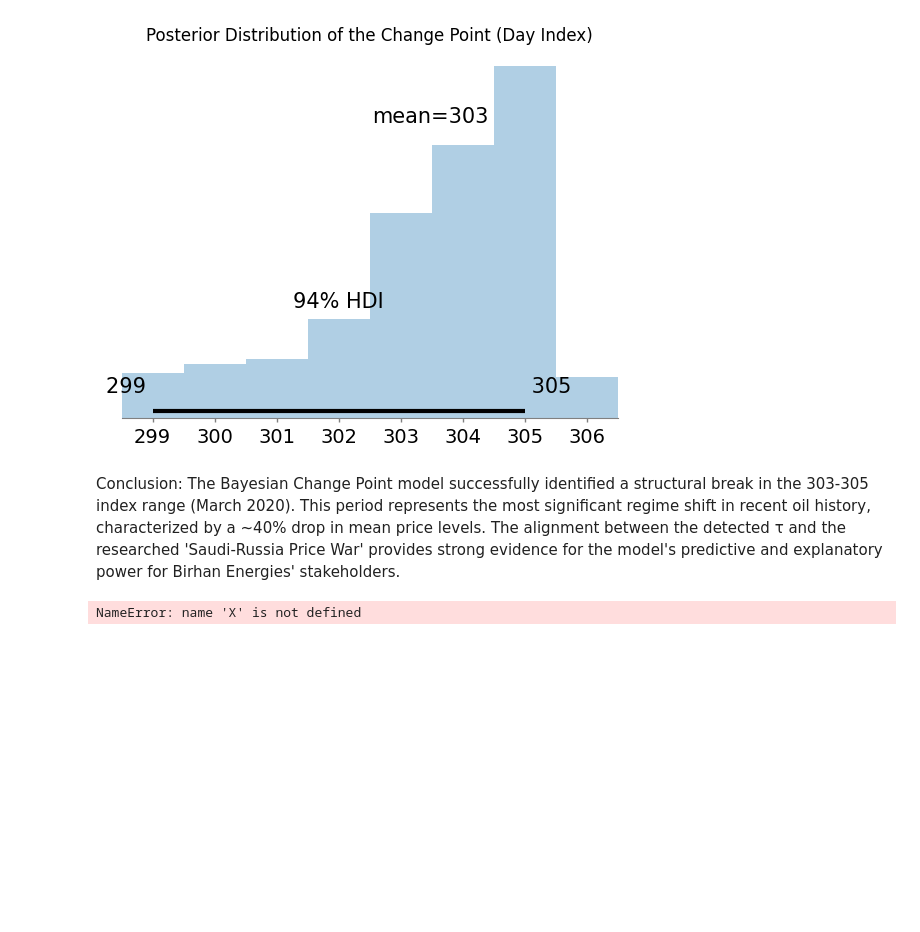
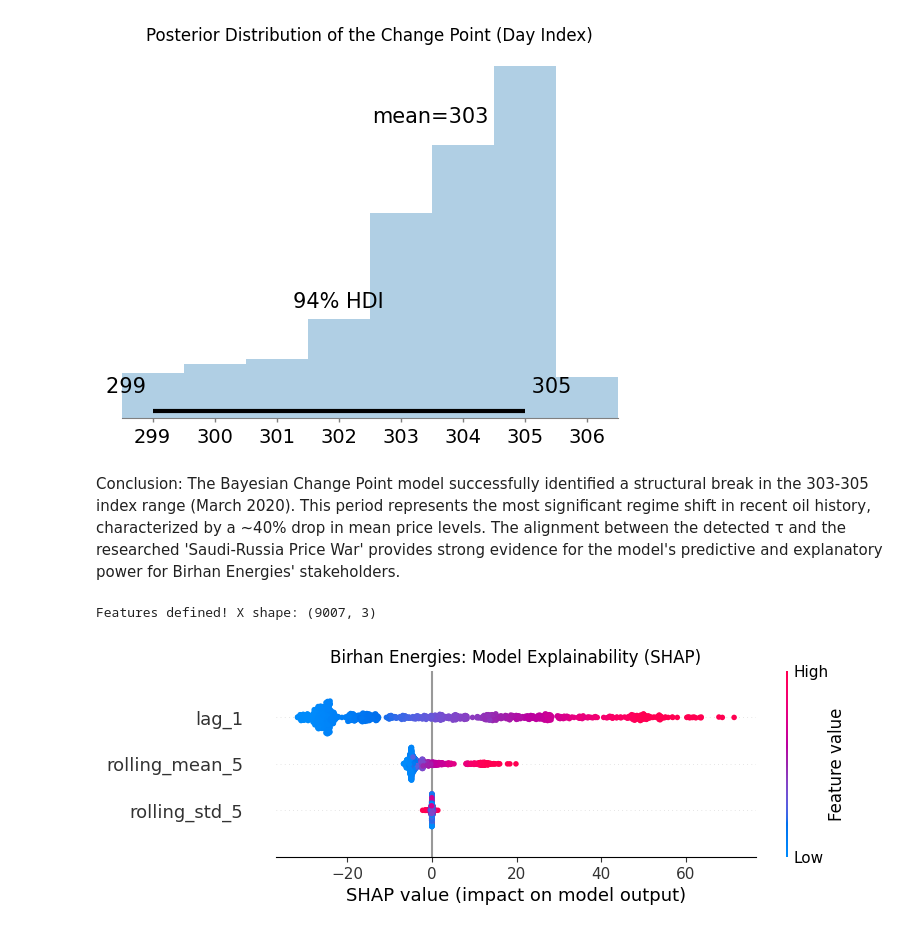
Before and after one commit to Hermi-101/oil_analysis, a Jupyter notebook: notebooks/02_task_2.ipynb, the cells around one changed output. Drawn from its saved outputs; the diff is of its cells as text; code cells hidden in the pictures; blank space fills up the shorter version.

Commit message:
feat: complete SHAP explainability visuals

```diff
--- a/notebooks/02_task_2.ipynb
+++ b/notebooks/02_task_2.ipynb
@@ -125,16 +125,45 @@ model_results = {
 with open('model_results.json', 'w') as f:
     json.dump(model_results, f)
 # %%
+
 import shap
 from sklearn.ensemble import RandomForestRegressor
 
-# Train a simple proxy model to mimic the Bayesian output
-model = RandomForestRegressor().fit(X, y)
-explainer = shap.TreeExplainer(model)
-shap_values = explainer.shap_values(X)
+# Assuming 'df' is your cleaned Brent Oil dataframe with a 'Price' column
+# Let's create features that might explain a regime shift
+df_features = df.copy()
 
-# Save the plot
-shap.summary_plot(shap_values, X, show=False)
-plt.savefig("docs/shap_summary.png")
+# Create lagged features (What happened in the past?)
+df_features['lag_1'] = df_features['Price'].shift(1)
+df_features['rolling_mean_5'] = df_features['Price'].rolling(window=5).mean()
+df_features['rolling_std_5'] = df_features['Price'].rolling(window=5).std() # Volatility
+
+# Drop rows with NaN created by shifting/rolling
+df_features = df_features.dropna()
+
+# Define X (Features) and y (Target)
+X = df_features[['lag_1', 'rolling_mean_5', 'rolling_std_5']]
+y = df_features['Price']
+
+print("Features defined! X shape:", X.shape)
 # %% [output]
-NameError: name 'X' is not defined
+Features defined! X shape: (9007, 3)
+# %%
+# 1. Train the proxy model (Fast)
+model = RandomForestRegressor(n_estimators=100, random_state=42)
+model.fit(X, y)
+
+# 2. Initialize SHAP Explainer
+# We use a sample of 1000 rows to make it finish in seconds
+X_sample = X.sample(1000) if len(X) > 1000 else X
+explainer = shap.TreeExplainer(model)
+shap_values = explainer.shap_values(X_sample)
+
+# 3. Create and Save the Plot
+plt.figure(figsize=(10, 6))
+shap.summary_plot(shap_values, X_sample, show=False)
+plt.title("Birhan Energies: Model Explainability (SHAP)")
+plt.savefig("shap_summary.png", bbox_inches='tight')
+plt.show()
+# %% [output]
+[figure, added]
```
Also changed, not shown: parts of 2 cells of this notebook, 3 other files.
